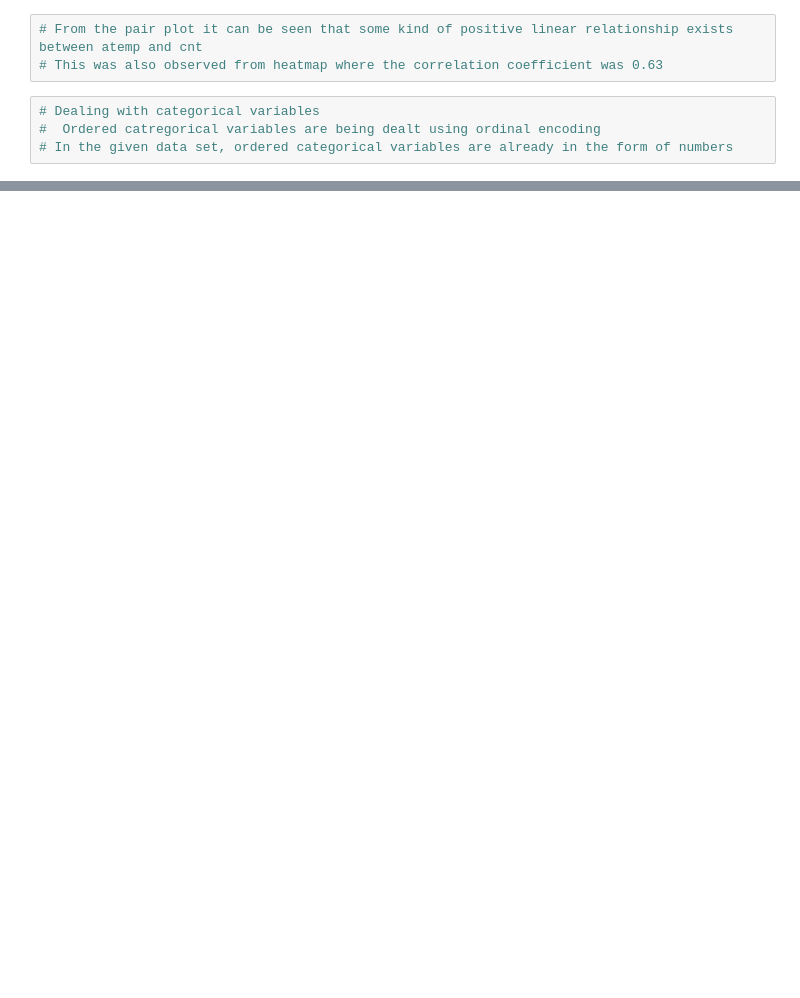
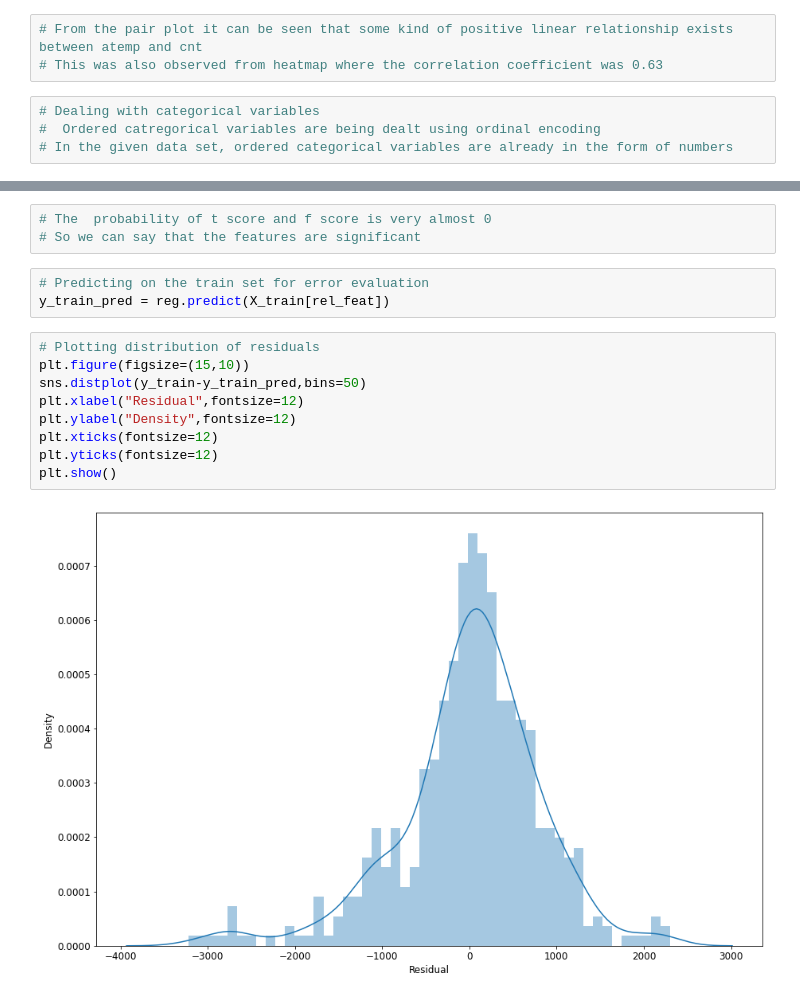
Before and after one commit to kvc0608/Bike-sharing, a Jupyter notebook: Anirudh_KVC.ipynb, the cells around one changed output, grey strips where cells are left out. Saved outputs shown, nothing was run; the diff lists cells and outputs as text; blank space fills up the shorter version.

```diff
--- a/Anirudh_KVC.ipynb
+++ b/Anirudh_KVC.ipynb
@@ -279,3 +315,20 @@ OLS Regression Results
 | Kurtosis: | 4.954 | Cond. No. | 41.6 |
 Notes:
 [1] Standard Errors assume that the covariance matrix of the errors is correctly specified.
+# %%
+# The  probability of t score and f score is very almost 0
+# So we can say that the features are significant
+# %%
+# Predicting on the train set for error evaluation
+y_train_pred = reg.predict(X_train[rel_feat])
+# %%
+# Plotting distribution of residuals
+plt.figure(figsize=(15,10))
+sns.distplot(y_train-y_train_pred,bins=50)
+plt.xlabel("Residual",fontsize=12)
+plt.ylabel("Density",fontsize=12)
+plt.xticks(fontsize=12)
+plt.yticks(fontsize=12)
+plt.show()
+# %% [output]
+[figure, added]
```
Also changed, not shown: parts of 24 cells of this notebook.
